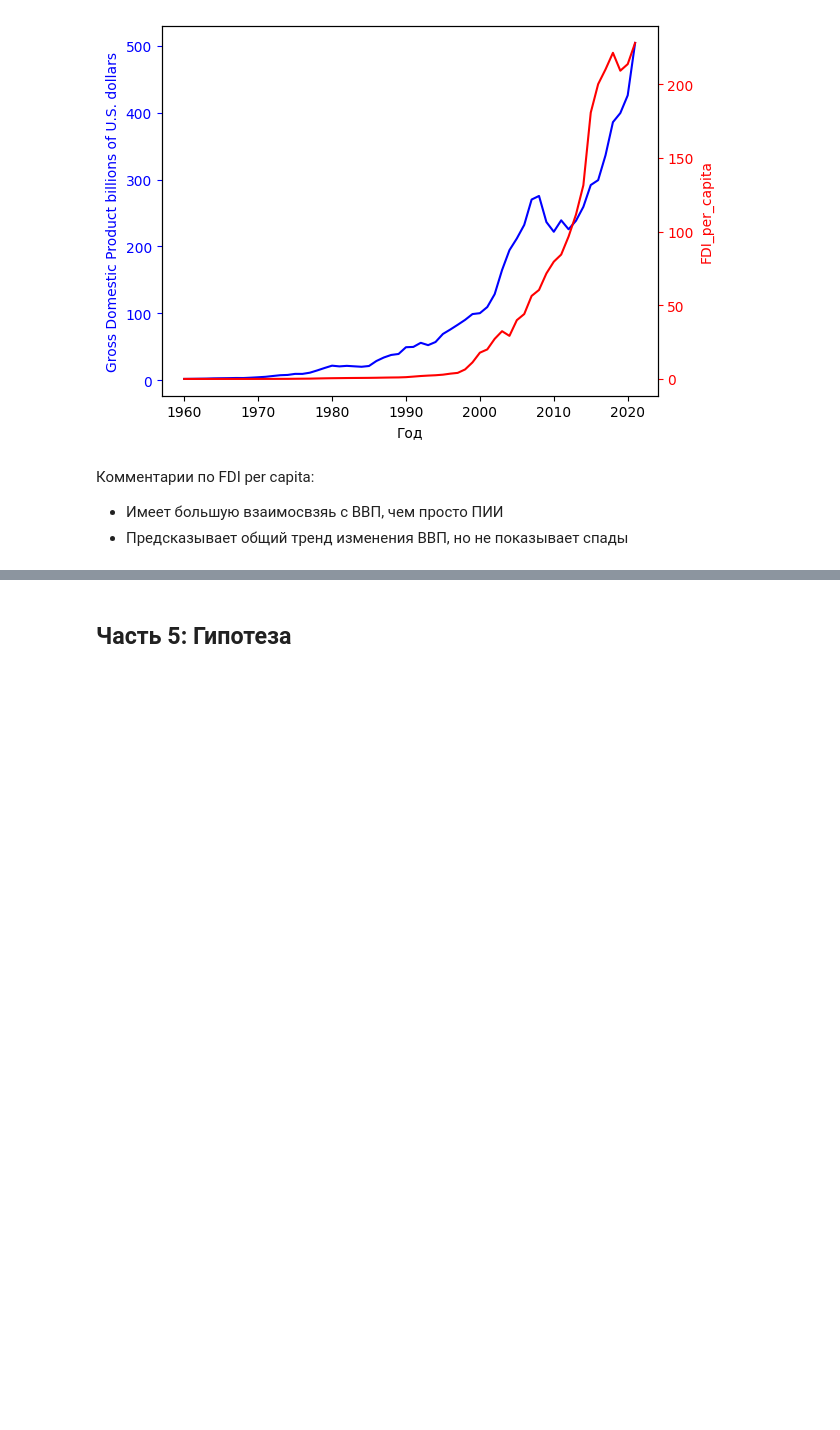
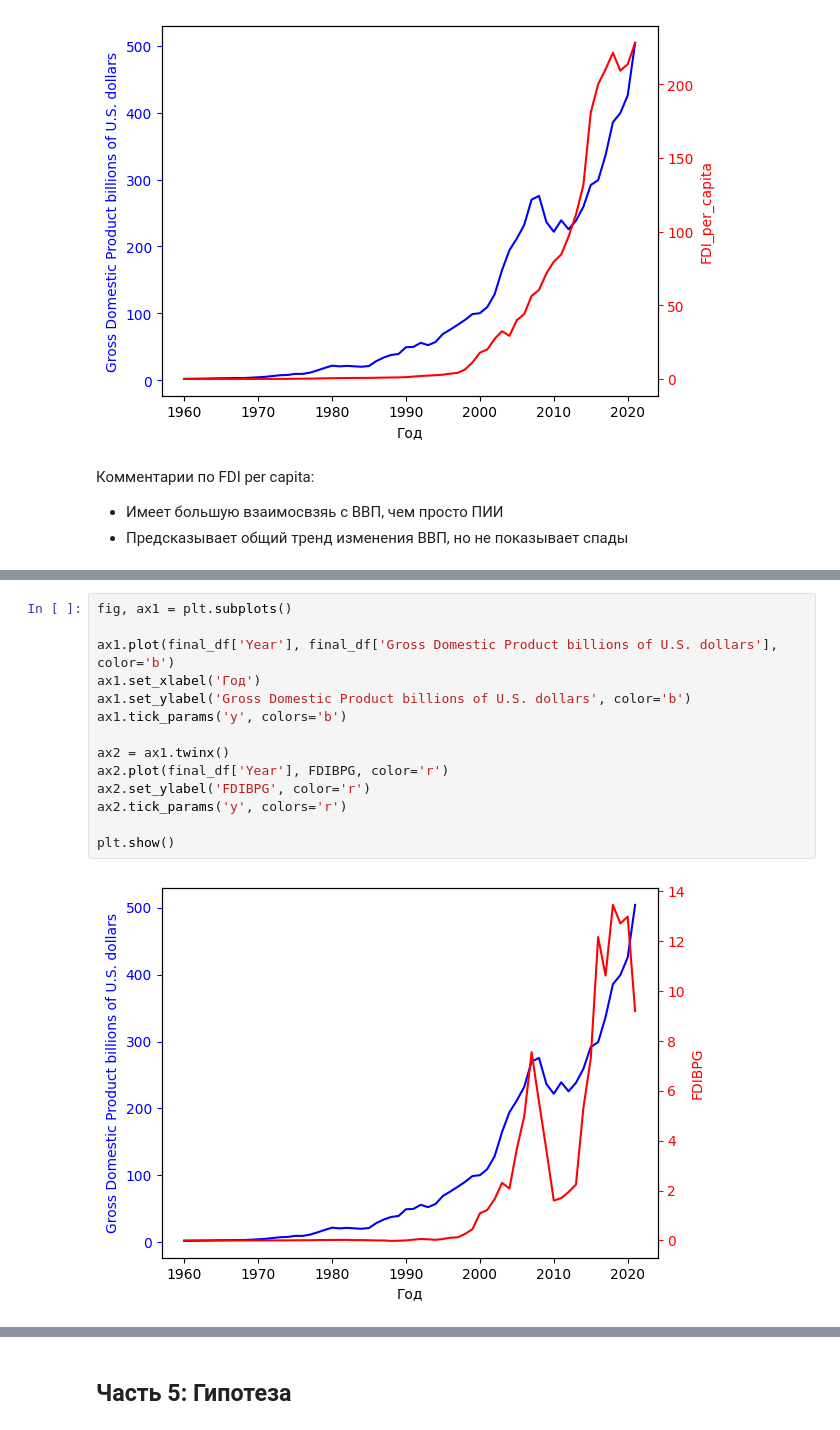
Before and after one commit to rsokur1515/Pr, a Jupyter notebook: Проект.ipynb, the cells around one changed output, grey strips where cells are left out. Saved outputs shown, nothing was run; the diff lists cells and outputs as text; blank space fills up the shorter version.

```diff
--- a/Проект.ipynb
+++ b/Проект.ipynb
@@ -968,0 +976,16 @@ plt.show()
+# %%
+fig, ax1 = plt.subplots()
+
+ax1.plot(final_df['Year'], final_df['Gross Domestic Product billions of U.S. dollars'], color='b')
+ax1.set_xlabel('Год')
+ax1.set_ylabel('Gross Domestic Product billions of U.S. dollars', color='b')
+ax1.tick_params('y', colors='b')
+
+ax2 = ax1.twinx()
+ax2.plot(final_df['Year'], FDIBPG, color='r')
+ax2.set_ylabel('FDIBPG', color='r')
+ax2.tick_params('y', colors='r')
+
+plt.show()
+# %% [output]
+[figure, added]
```
Also changed, not shown: parts of 48 cells of this notebook.
